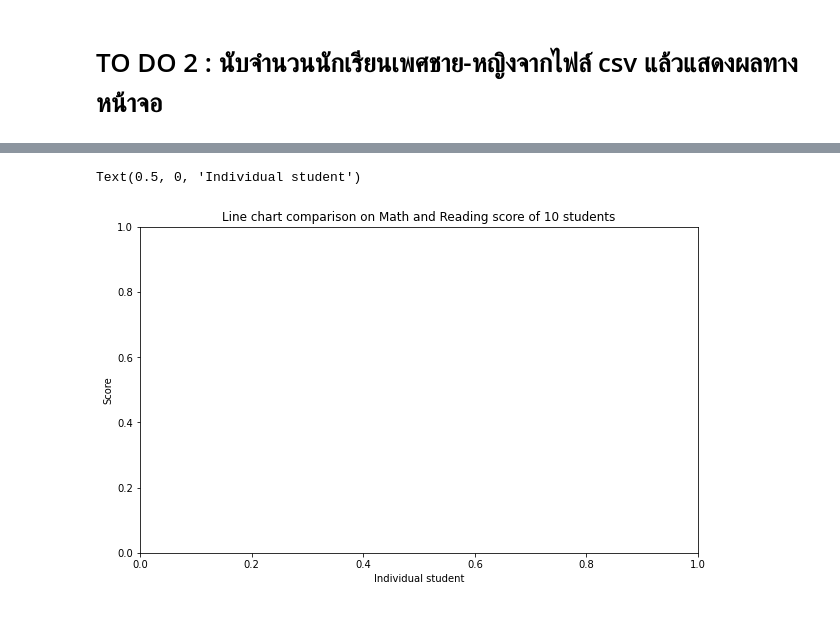
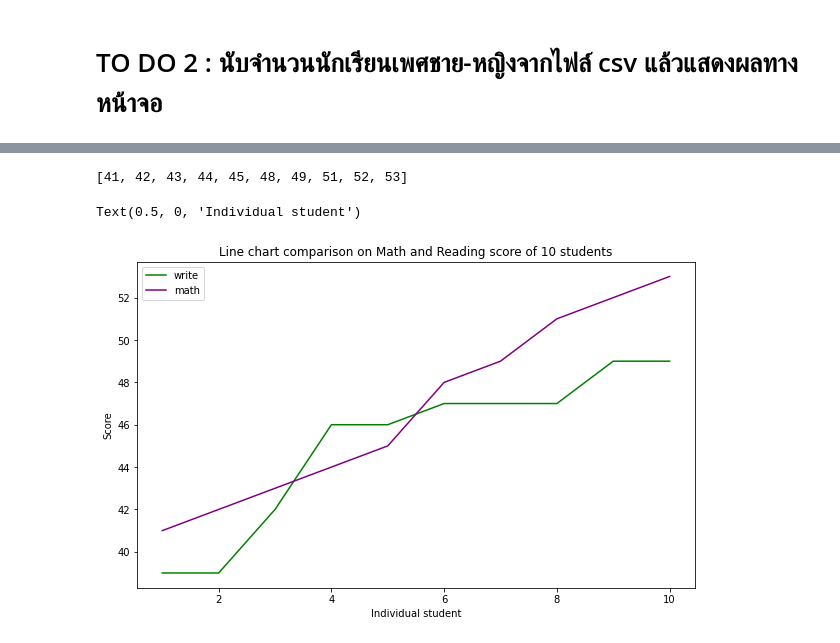
Before and after one commit to jame2546/Comprog, a Jupyter notebook: Workshop/Workshop3-matplotlib/DataVisualization.ipynb, the cells around one changed output, grey strips where cells are left out. Cells and saved outputs as stored; diff of their text form; code cells hidden in the pictures.

```diff
--- a/Workshop/Workshop3-matplotlib/DataVisualization.ipynb
+++ b/Workshop/Workshop3-matplotlib/DataVisualization.ipynb
@@ -85,20 +137,27 @@ writing_score = csv_data['writing score']
 #เรียงค่าคะแนนวิชาคณิตศาตร์ และวิชาการอ่านจากน้อยไปหามาก
 #วิชาคณิตศาสตร์
 #Write code below please.
-
+math = sorted(math_score)[:10]
 #วิชาการอ่าน
 #Write code below please.
+write = sorted(reading_score)[:10]
+print(math)
+# %% [output]
+[41, 42, 43, 44, 45, 48, 49, 51, 52, 53]
 # %%
 plt.figure(figsize=(10,6))
 # Write code below please. #
-
+student = [1,2,3,4,5,6,7,8,9,10]
+plt.plot(student,write,color="green",label="write")
+plt.plot(student,math,color="purple",label="math")
+plt.legend()
 ############################
 plt.title('Line chart comparison on Math and Reading score of 10 students')
 plt.ylabel('Score')
 plt.xlabel('Individual student')
 # %% [output]
 Text(0.5, 0, 'Individual student')
-[figure, old version]
+[figure, new version]
 # %% [markdown]
 # TO DO 5: หาค่ามัธยฐานและค่าเฉลี่ยของแต่ละวิชา และนำไปแสดงผลบนกราฟแท่งแบบ Multiple plot
 
```
Also changed, not shown: parts of 15 cells of this notebook.
